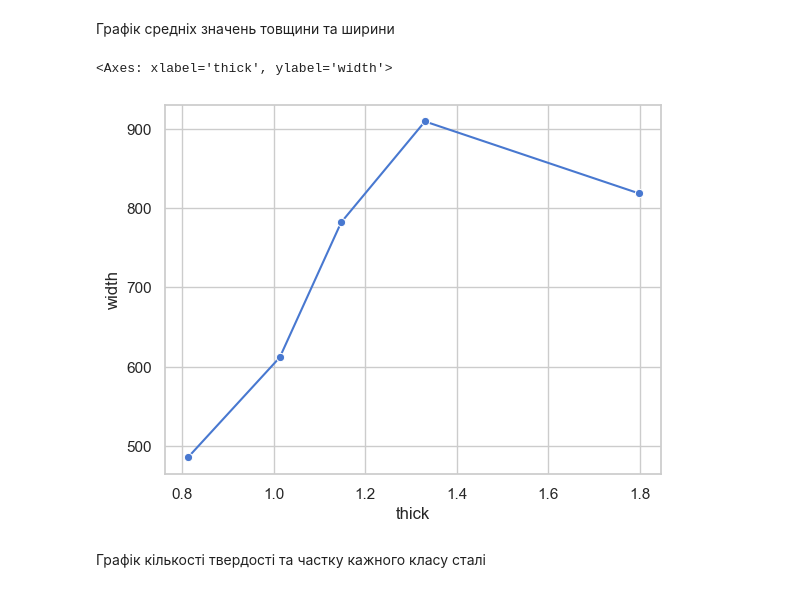
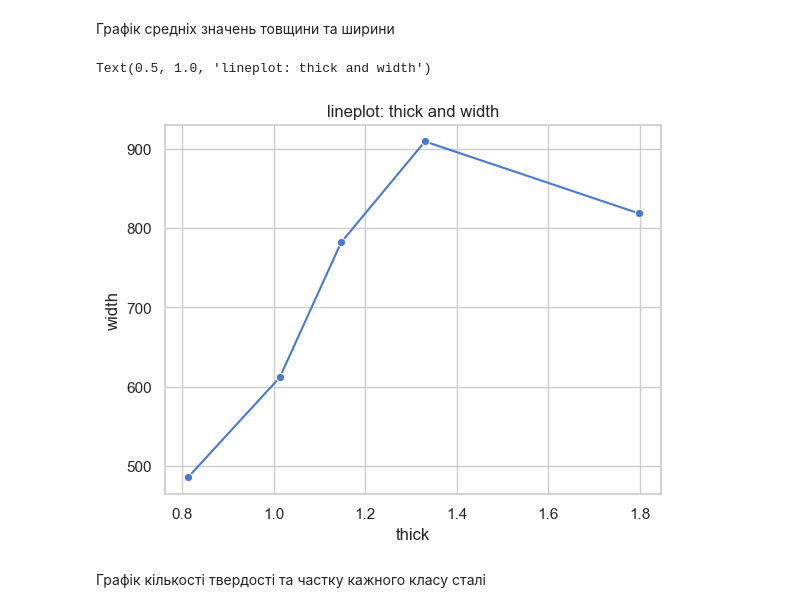
Before and after one commit to ivanmoroz070707/Special-Programming-Sections.-Lab-Work, a Jupyter notebook: Lab_2/Lab_2_part_1.ipynb, the cells around one changed output. Saved outputs shown, nothing was run; the diff lists cells and outputs as text; code cells hidden in the pictures.

```diff
--- a/Lab_2/Lab_2_part_1.ipynb
+++ b/Lab_2/Lab_2_part_1.ipynb
@@ -115,10 +115,11 @@ Text(0.5, 1.0, 'Scatter: Coil vs Sheet')
 # %%
 
 avg_dim = stal_data.groupby("classes")[["thick","width"]].mean().reset_index()
 sns.lineplot(data=avg_dim, x="thick", y="width", marker="o")
+plt.title("lineplot: thick and width")
 # %% [output]
-<Axes: xlabel='thick', ylabel='width'>
+Text(0.5, 1.0, 'lineplot: thick and width')
-[figure, old version]
+[figure, new version]
 # %% [markdown]
 Графік кількості твердості та частку кажного класу сталі
 # %%
```
Also changed, not shown: parts of 2 cells of this notebook.
